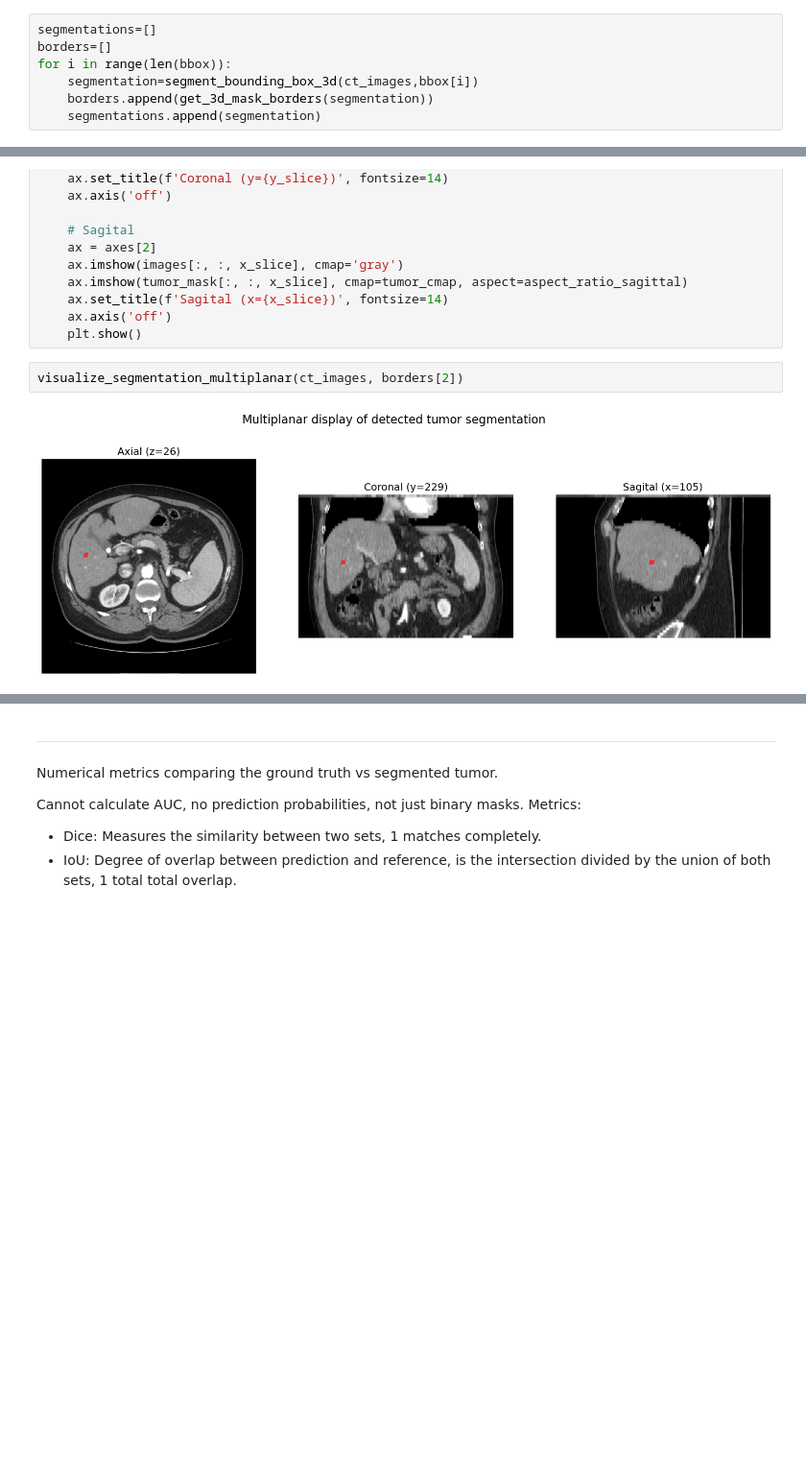
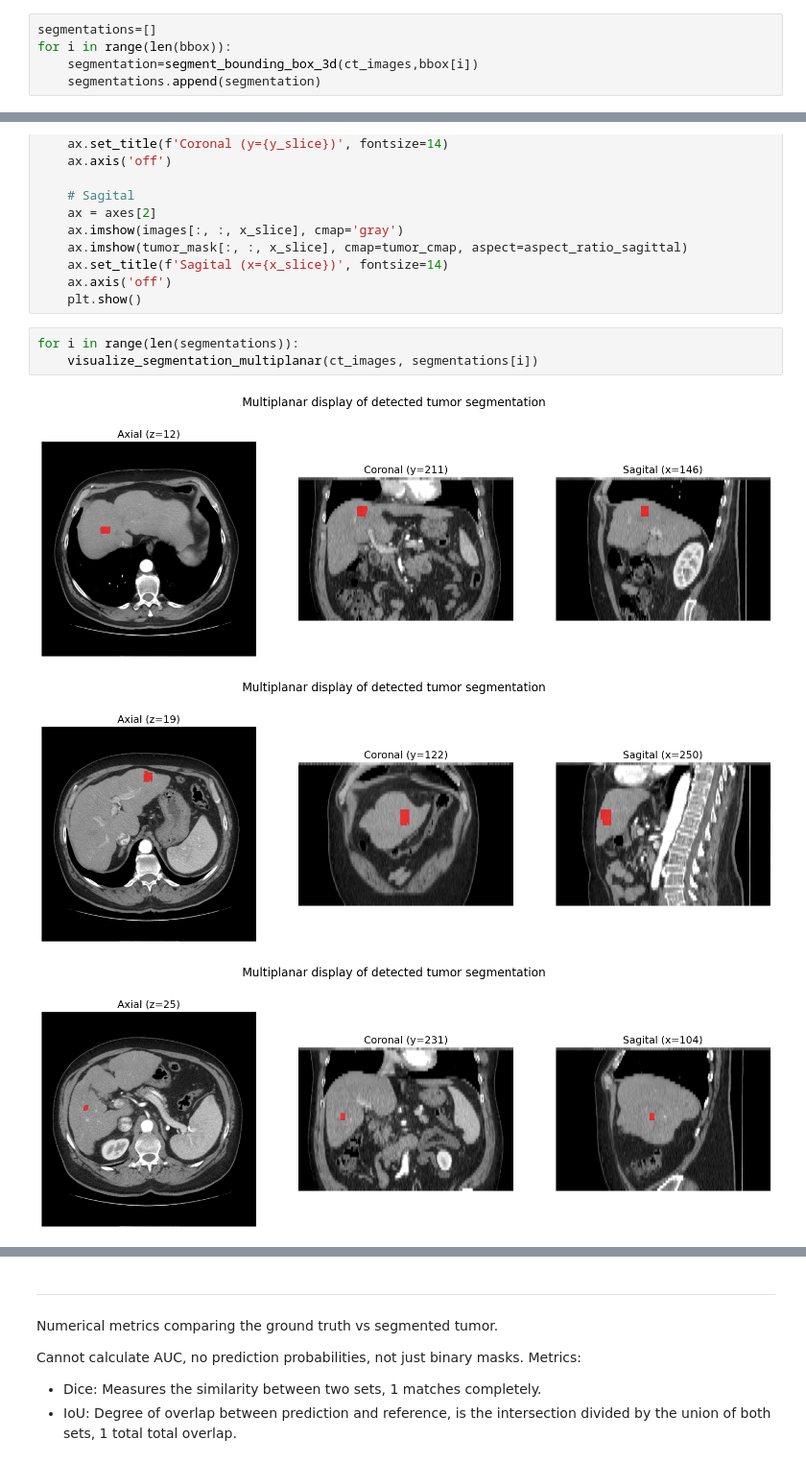
Before and after one commit to Lidnmp/medical_images_project, a Jupyter notebook: pt2.ipynb, the cells around one changed output, grey strips where cells are left out. Shown at 96% size. Cells and saved outputs as stored; diff of their text form; blank space fills up the shorter version.

```diff
--- a/pt2.ipynb
+++ b/pt2.ipynb
@@ -192,10 +188,8 @@ def segment_bounding_box_3d(arr, bbox, canny_sigma=1.5):
     return mask
 # %%
 segmentations=[]
-borders=[]
 for i in range(len(bbox)):
     segmentation=segment_bounding_box_3d(ct_images,bbox[i])
-    borders.append(get_3d_mask_borders(segmentation))
     segmentations.append(segmentation)
 # %% [markdown]
 **Visualize both the provided Tumor mask and the segmented Tumor mask on the image.
@@ -308,6 +302,9 @@ def visualize_segmentation_multiplanar(images, tumor_mask):
     ax.axis('off')
     plt.show()
 # %%
-visualize_segmentation_multiplanar(ct_images, borders[2])
+for i in range(len(segmentations)):
+    visualize_segmentation_multiplanar(ct_images, segmentations[i])
 # %% [output]
-[figure, old version]
+[figure, new version]
+[figure, added]
+[figure, added]
```
Also changed, not shown: parts of 12 cells of this notebook, 1 other file.
